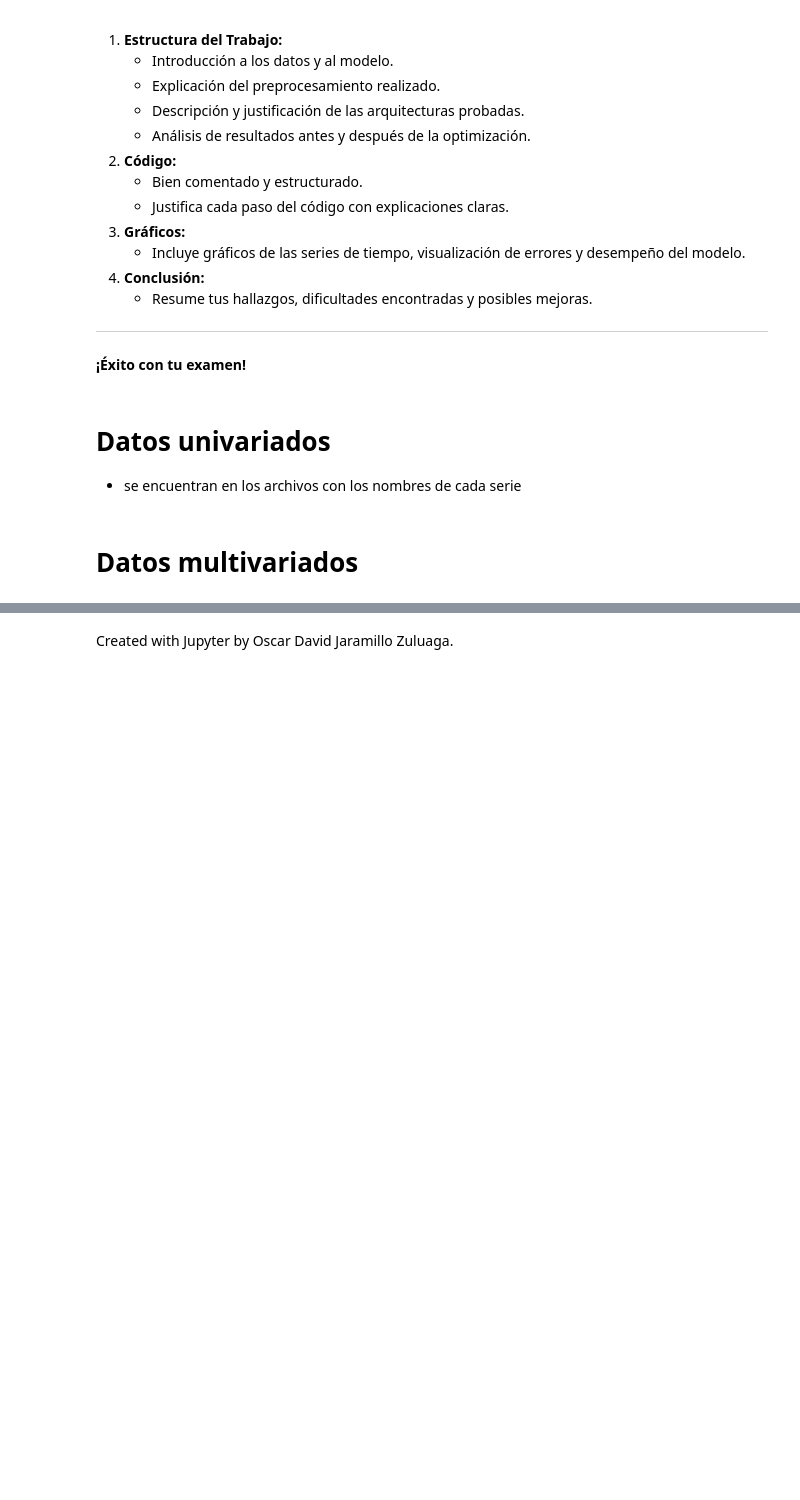
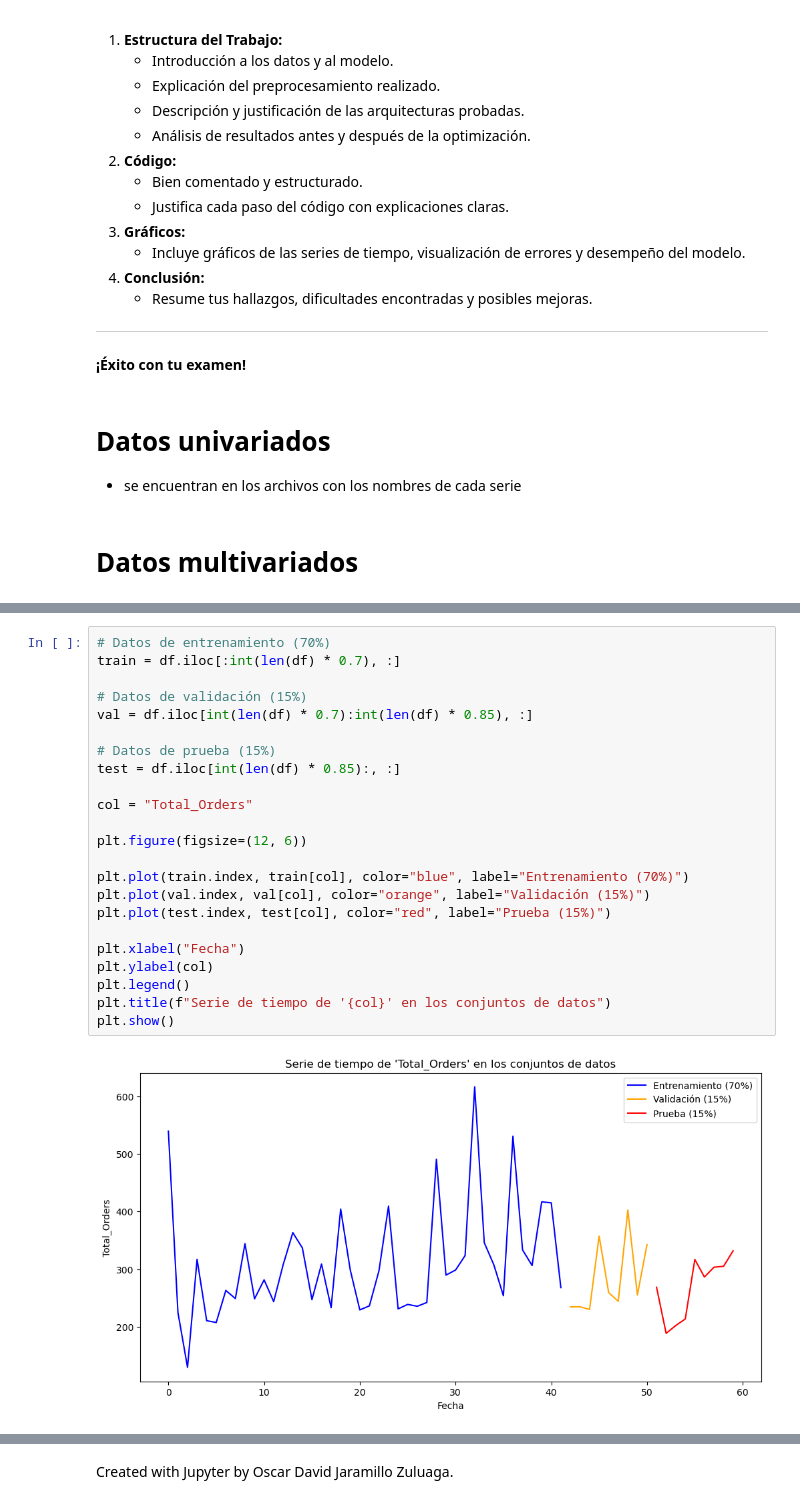
Before and after one commit to Pepe-Chuy/Examen2NL, a Jupyter notebook: Examen2_Tema2.ipynb, the cells around one changed output, grey strips where cells are left out. Drawn from its saved outputs; the diff is of its cells as text; blank space fills up the shorter version.

```diff
--- a/Examen2_Tema2.ipynb
+++ b/Examen2_Tema2.ipynb
@@ -174,0 +190,25 @@ df
+# %%
+# Datos de entrenamiento (70%)
+train = df.iloc[:int(len(df) * 0.7), :]
+
+# Datos de validación (15%)
+val = df.iloc[int(len(df) * 0.7):int(len(df) * 0.85), :]
+
+# Datos de prueba (15%)
+test = df.iloc[int(len(df) * 0.85):, :]
+
+col = "Total_Orders"
+
+plt.figure(figsize=(12, 6))
+
+plt.plot(train.index, train[col], color="blue", label="Entrenamiento (70%)")
+plt.plot(val.index, val[col], color="orange", label="Validación (15%)")
+plt.plot(test.index, test[col], color="red", label="Prueba (15%)")
+
+plt.xlabel("Fecha")
+plt.ylabel(col)
+plt.legend()
+plt.title(f"Serie de tiempo de '{col}' en los conjuntos de datos")
+plt.show()
+# %% [output]
+[figure, added]
```
Also changed, not shown: parts of 9 cells of this notebook, 1 other file.
